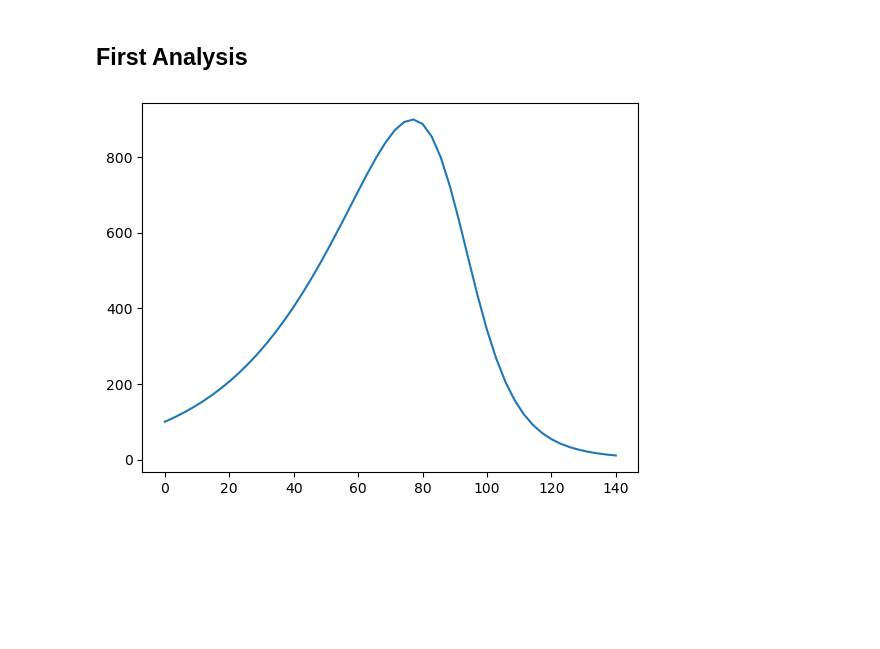
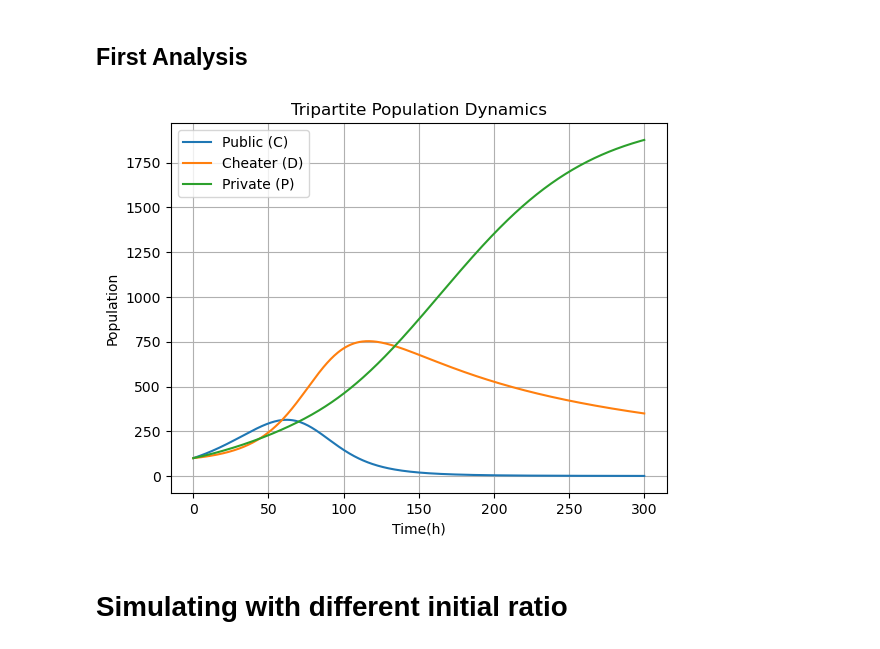
Before and after one commit to Computational-Biology-Aachen/FightClub, a Jupyter notebook: main.ipynb, the cells around one changed output. Cells and saved outputs as stored; diff of their text form; code cells hidden in the pictures; blank space fills up the shorter version.

```diff
--- a/main.ipynb
+++ b/main.ipynb
@@ -11,18 +12,34 @@ from scipy.integrate import odeint
 # %% [markdown]
 ## First Analysis
-# %%
-y0 =100.0, 10.0, 100.0
-t = np.linspace(0,140,50)
-ret = odeint(deriv,y0,t,args=(
-parameters["nu"],
-parameters["beta"],
-parameters["alpha"],
-parameters["mu"],
-parameters["gamma"],
-parameters["eta"],
-))
-
-plt.plot(t,ret[:,0])
-plt.savefig("output/figures/fig1.png", dpi=300)
-# %% [output]
-[figure, removed]
+# %%
+# Initial populations
+y0 = [100.0, 100.0, 100.0]  # [C, D, P]
+# Time points
+t = np.linspace(0, 300, 500)
+
+# Solve the system of ODEs
+ret = odeint(deriv, y0, t, args=(
+    parameters["nu"],
+    parameters["beta"],
+    parameters["alpha"],
+    parameters["mu"],
+    parameters["gamma"],
+    parameters["eta"],
+))
+
+# Plot results
+plt.figure()
+plt.plot(t, ret[:, 0], label="Public (C)")
+plt.plot(t, ret[:, 1], label="Cheater (D)")
+plt.plot(t, ret[:, 2], label="Private (P)")
+plt.xlabel("Time(h)")
+plt.ylabel("Population")
+plt.title("Tripartite Population Dynamics")
+plt.legend()
+plt.grid()
+plt.savefig("output/figures/fig1.png", dpi=300)
+plt.show()
+# %% [output]
+[figure, added]
+# %% [markdown]
+# Simulating with different initial ratio
```
Also changed, not shown: parts of 14 cells of this notebook, 5 other files.
